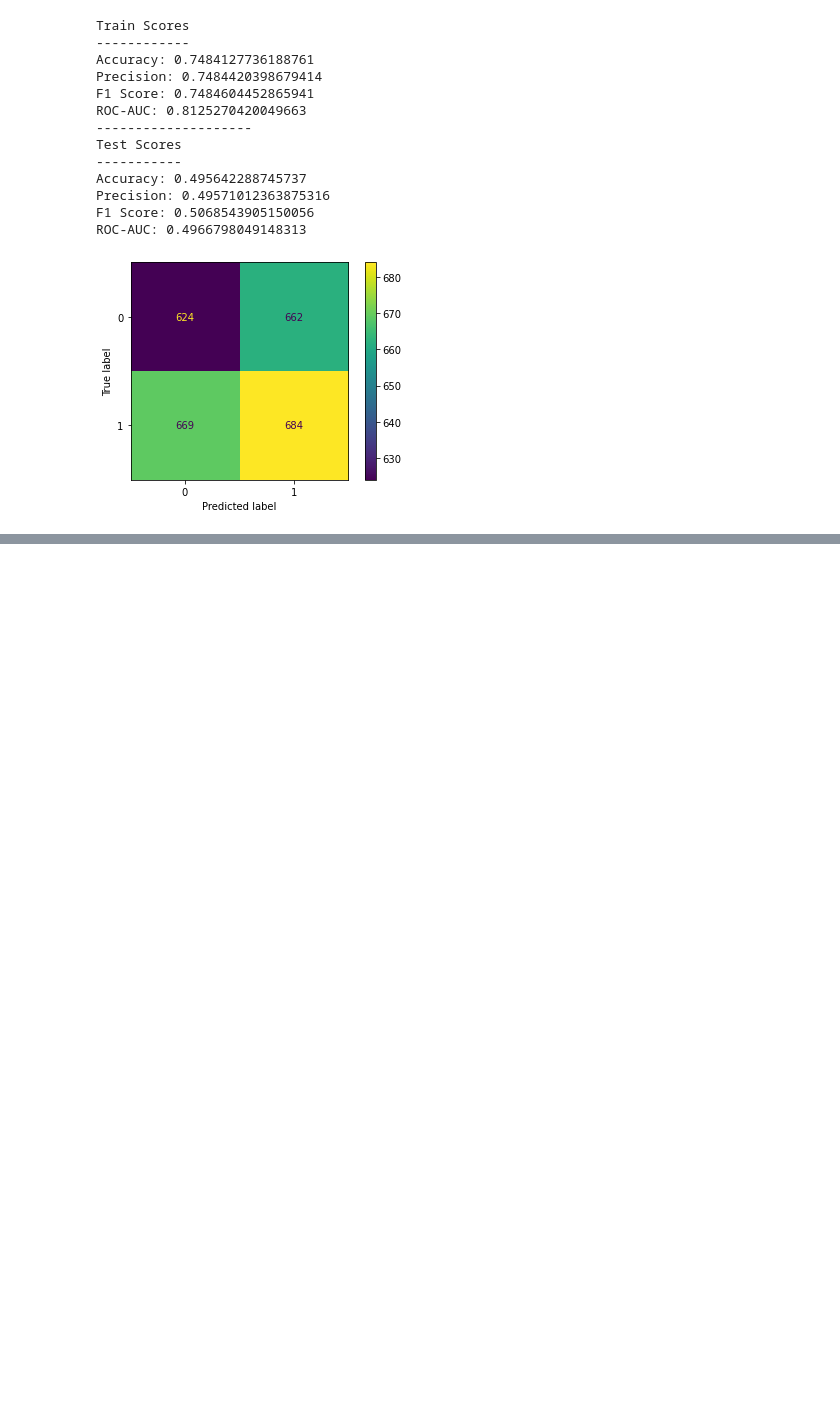
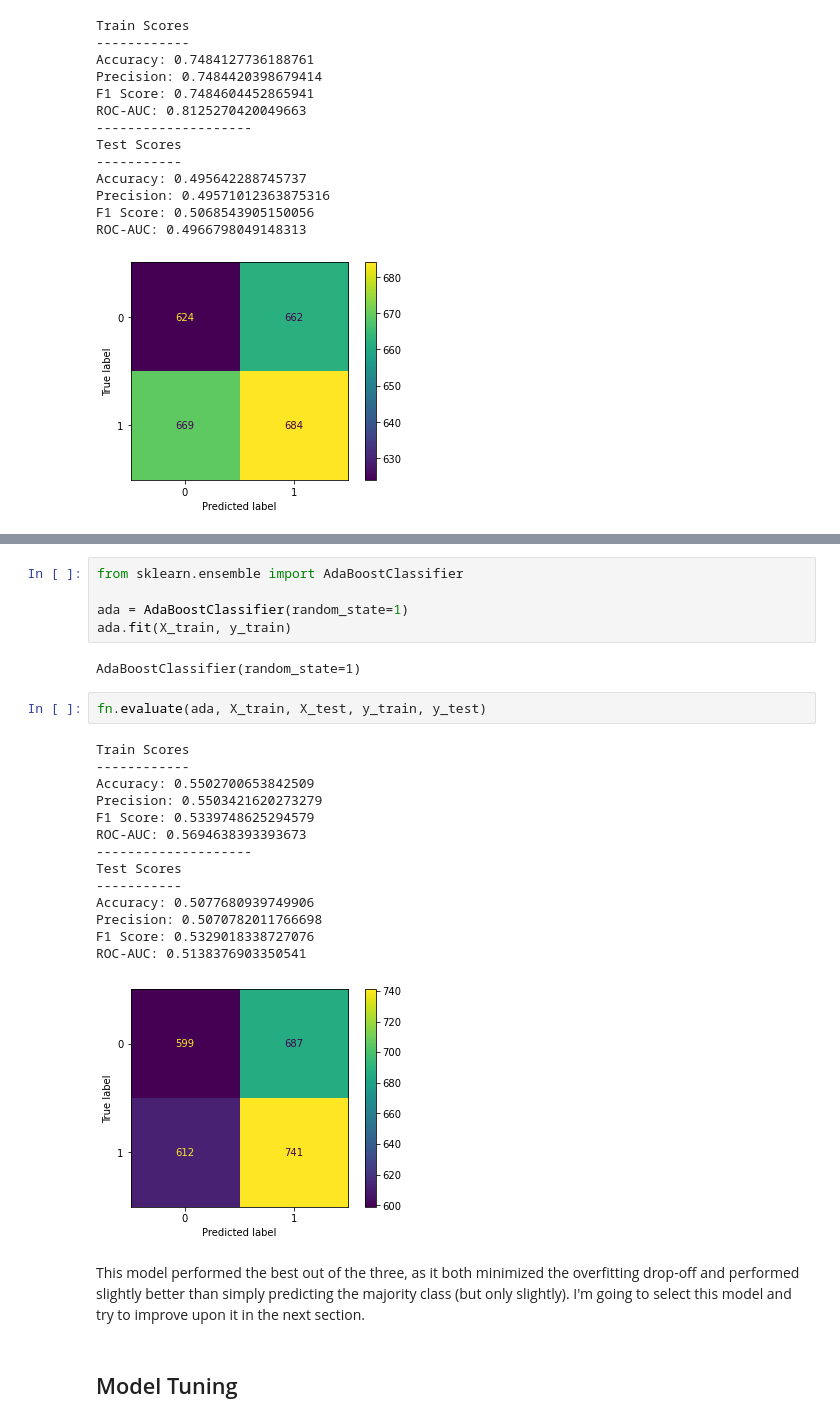
Before and after one commit to alexiskedo/Predicting-School-District-Performance, a Jupyter notebook: District_Spending_and_Achievement.ipynb, the cells around one changed output, grey strips where cells are left out. Cells and saved outputs as stored; diff of their text form; blank space fills up the shorter version.

```diff
--- a/District_Spending_and_Achievement.ipynb
+++ b/District_Spending_and_Achievement.ipynb
@@ -682,0 +712,28 @@ ROC-AUC: 0.4966798049148313
+# %%
+from sklearn.ensemble import AdaBoostClassifier
+
+ada = AdaBoostClassifier(random_state=1)
+ada.fit(X_train, y_train)
+# %% [output]
+AdaBoostClassifier(random_state=1)
+# %%
+fn.evaluate(ada, X_train, X_test, y_train, y_test)
+# %% [output]
+Train Scores
+------------
+Accuracy: 0.5502700653842509
+Precision: 0.5503421620273279
+F1 Score: 0.5339748625294579
+ROC-AUC: 0.5694638393393673
+--------------------
+Test Scores
+-----------
+Accuracy: 0.5077680939749906
+Precision: 0.5070782011766698
+F1 Score: 0.5329018338727076
+ROC-AUC: 0.5138376903350541
+[figure, added]
+# %% [markdown]
+This model performed the best out of the three, as it both minimized the overfitting drop-off and performed slightly better than simply predicting the majority class (but only slightly). I'm going to select this model and try to improve upon it in the next section.
+# %% [markdown]
+## Model Tuning
```
Also changed, not shown: parts of 26 cells of this notebook.
